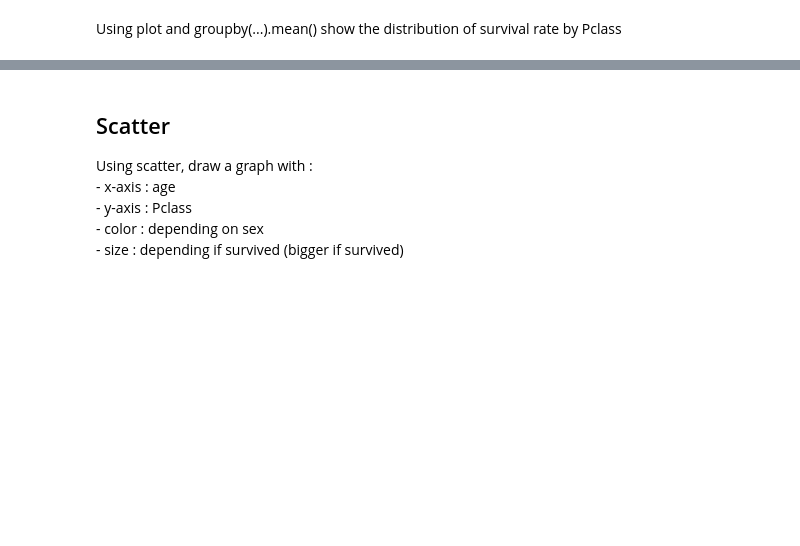
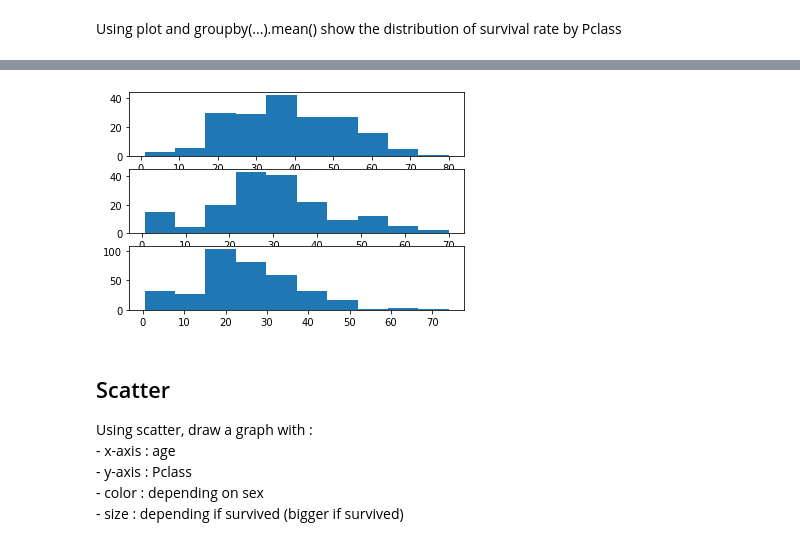
Before and after one commit to Aenori/20221024_public, a Jupyter notebook: jupyter_notebook/D03_matplotlib_practice.ipynb, the cells around one changed output, grey strips where cells are left out. Saved outputs shown, nothing was run; the diff lists cells and outputs as text; code cells hidden in the pictures; blank space fills up the shorter version.

```diff
--- a/jupyter_notebook/D03_matplotlib_practice.ipynb
+++ b/jupyter_notebook/D03_matplotlib_practice.ipynb
@@ -30,3 +53,12 @@ Using plot and groupby(...).mean() show the distribution of survival rate by Pcl
+# %%
+fig, ax = plt.subplots(3)
+
+for i in range(3):
+    ax[i].hist(data[data['Pclass'] == i+ 1]['Age'])
+
+plt.show()
+# %% [output]
+[figure, added]
 # %% [markdown]
 ## Scatter
 
```
Also changed, not shown: parts of 7 cells of this notebook, 12 other files.
